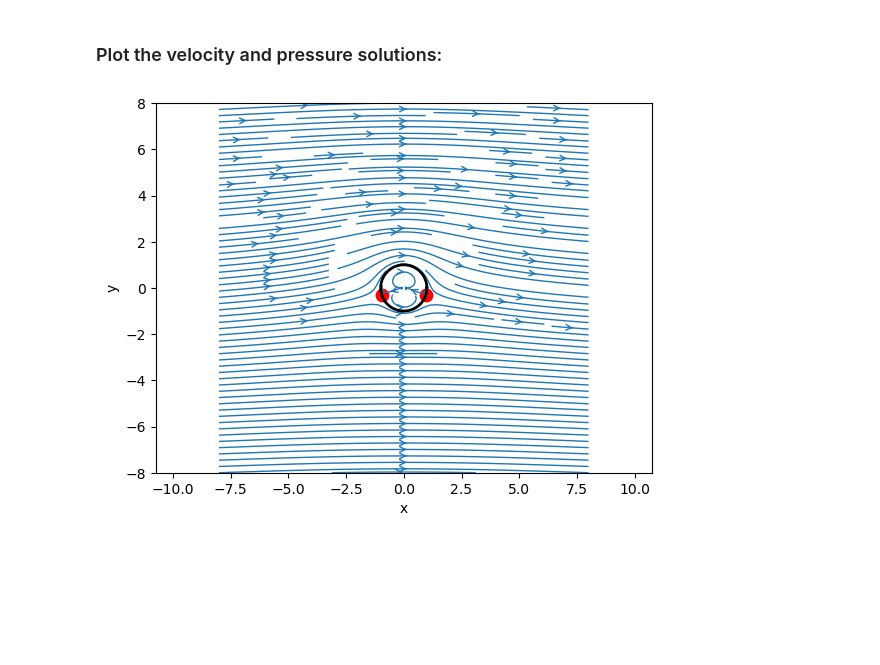
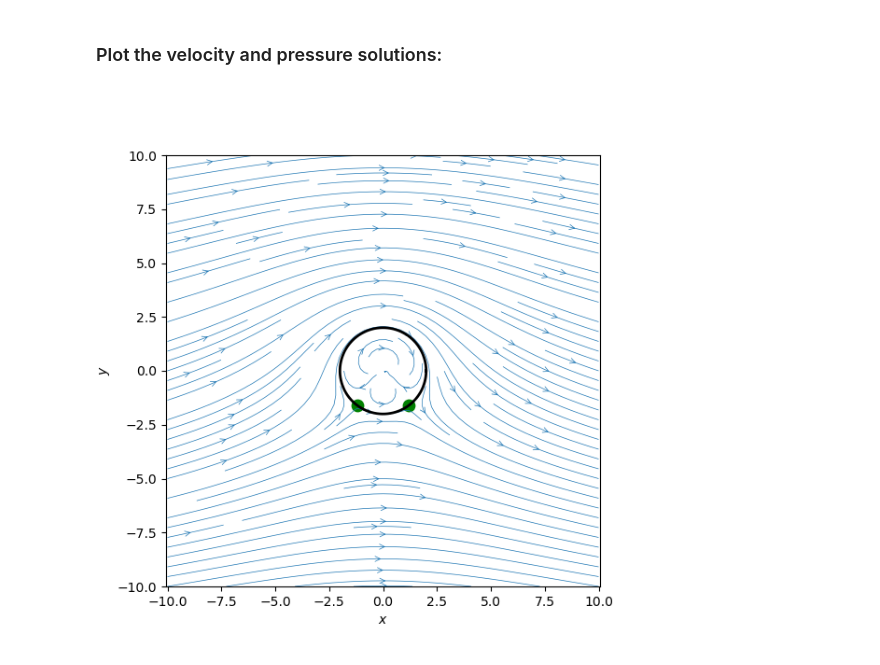
Before and after one commit to pschlatt1/notebooks, a Jupyter notebook: cylinder.ipynb, the cells around one changed output. Cells and saved outputs as stored; diff of their text form; code cells hidden in the pictures; blank space fills up the shorter version.

```diff
--- a/cylinder.ipynb
+++ b/cylinder.ipynb
@@ -46,8 +46,8 @@ class Velocity:
     def comp_p(self,u_ref):
         self.p = 2*(0.5*u_ref**2-0.5*(self.u**2 + self.v**2))
 # %%
-mesh = Cartesian(100,-8,8,-8,8)    # for streamplot
-mesh = Polar(100,R,5*R)            # for cp(phi) curve
+mesh = Cartesian(100,-10,10,-10,10)    # for streamplot
+#mesh = Polar(100,R,5*R)            # for cp(phi) curve
 # %% [markdown]
 Definition of the basic potential flow solutions. Eventually one could add the velocity potential $\phi$ as well.
 # %%
@@ -67,13 +67,13 @@ class Doublet:
         return u, v
 
     def psi(self, mesh):
-        psi = (self.strength / (2 * np.pi) *
+        psi = -(self.strength / (2 * np.pi) *
                (mesh.Y - self.y) / ((mesh.X - self.x)**2 + (mesh.Y - self.y)**2))
         return psi
 # %%
 class Vortex:
     def __init__(self, strength, x, y):
-        self.strength = strength
+        self.strength = strength  # Gamma
         self.x, self.y = x, y
 
     def vel(self, mesh):
@@ -82,7 +82,7 @@ class Vortex:
         return u, v
 
     def psi(self, mesh):
-        psi =  self.strength / (4 * np.pi) * np.log((mesh.X - self.x)**2 + (mesh.Y - self.y)**2)
+        psi =  -self.strength / ( 4*np.pi) * np.log((mesh.X - self.x)**2 + (mesh.Y - self.y)**2)
         return psi
 # %%
 class Source:
@@ -114,7 +110,7 @@ class Freestream:
         return u, v
 
     def psi(self, mesh):
-        psi = self.strength*(mesh.X*np.sin(self.alpha) - mesh.Y*np.cos(self.alpha))
+        psi = self.strength*(-mesh.X*np.sin(self.alpha) + mesh.Y*np.cos(self.alpha))
         return psi
 # %% [markdown]
 Compute the solution solution:
@@ -147,25 +143,25 @@ x_cylinder, y_cylinder = (x_center + R * np.cos(theta),
 # %%
 # streamplot. Works only for Cartesian grids
 if mesh.type=="Cartesian":
-    plt.figure()
-    plt.xlabel('x')
-    plt.ylabel('y')
+    plt.figure(figsize=(6,6))
+    plt.xlabel(r'$x$')
+    plt.ylabel(r'$y$')
     plt.axis('equal')
-    plt.streamplot(mesh.X, mesh.Y, U.u, U.v, density=2, linewidth=1, arrowsize=1, arrowstyle='->')
+    plt.streamplot(mesh.X, mesh.Y, U.u, U.v, density=1.5, linewidth=0.5, arrowsize=1, arrowstyle='->')
     plt.plot(x_cylinder, y_cylinder, color='k', linestyle='-', linewidth=2)
 
     if (np.abs(Gamma)>4*np.pi*R*u_inf):
         x_stagn1, y_stagn1 = 0,1/(4*np.pi*u_inf)*(Gamma-np.sqrt(Gamma**2-(4*np.pi*R*u_inf)**2))
         x_stagn2, y_stagn2 = 0,1/(4*np.pi*u_inf)*(Gamma+np.sqrt(Gamma**2-(4*np.pi*R*u_inf)**2))
     else:
         x_stagn1, y_stagn1 = ((+np.sqrt(R**2 - (Gamma / (4 * np.pi * u_inf))**2)+x_center),
                       +(Gamma / (4 * np.pi * u_inf))+y_center)
         x_stagn2, y_stagn2 = ((-np.sqrt(R**2 - (Gamma / (4 * np.pi * u_inf))**2)+x_center),
                       +(Gamma / (4 * np.pi * u_inf))+y_center)
     plt.scatter([x_stagn1, x_stagn2], [y_stagn1, y_stagn2],
-               color='r', s=80, marker='o');
+               color='g', s=80, marker='o');
     plt.show()
 else:
     print("Only works for Cartesian meshes")
 # %% [output]
-[figure, old version]
+[figure, new version]
```
Also changed, not shown: parts of 12 cells of this notebook, 1 other file.
